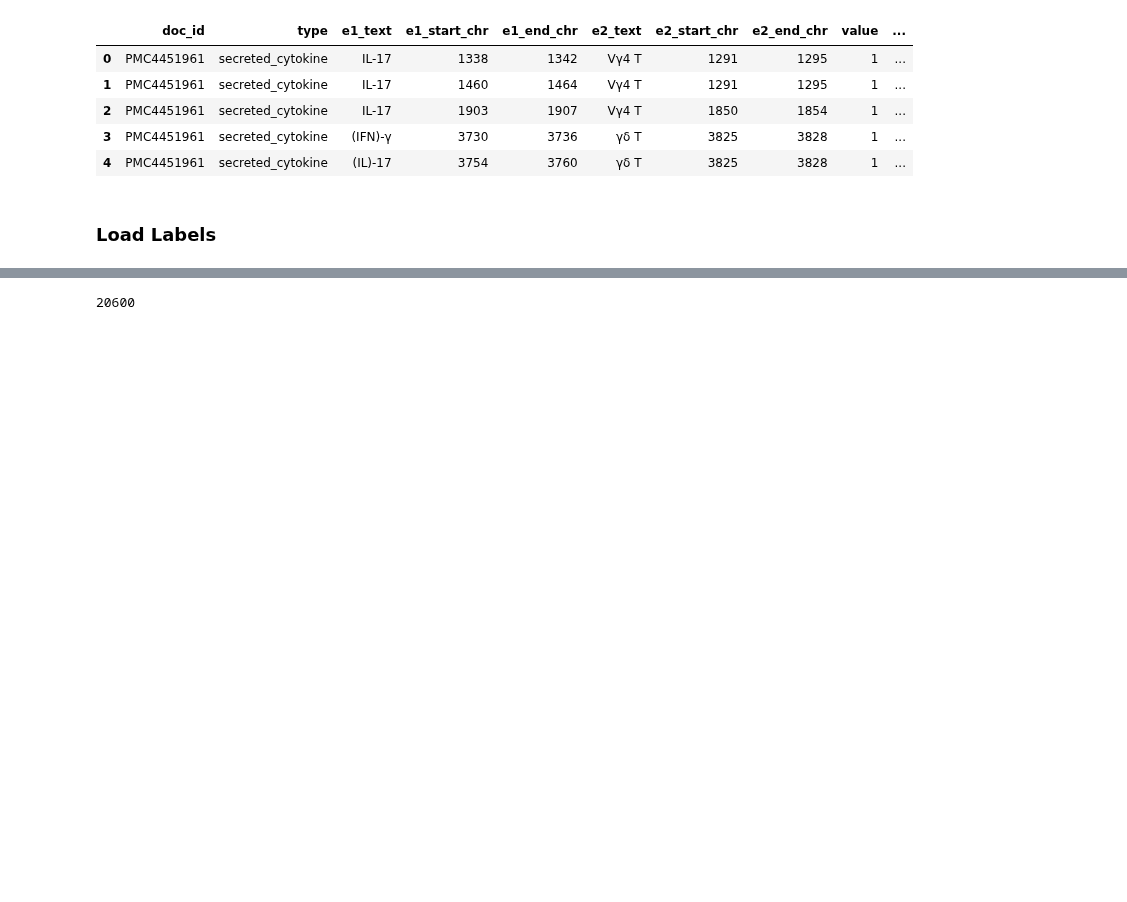
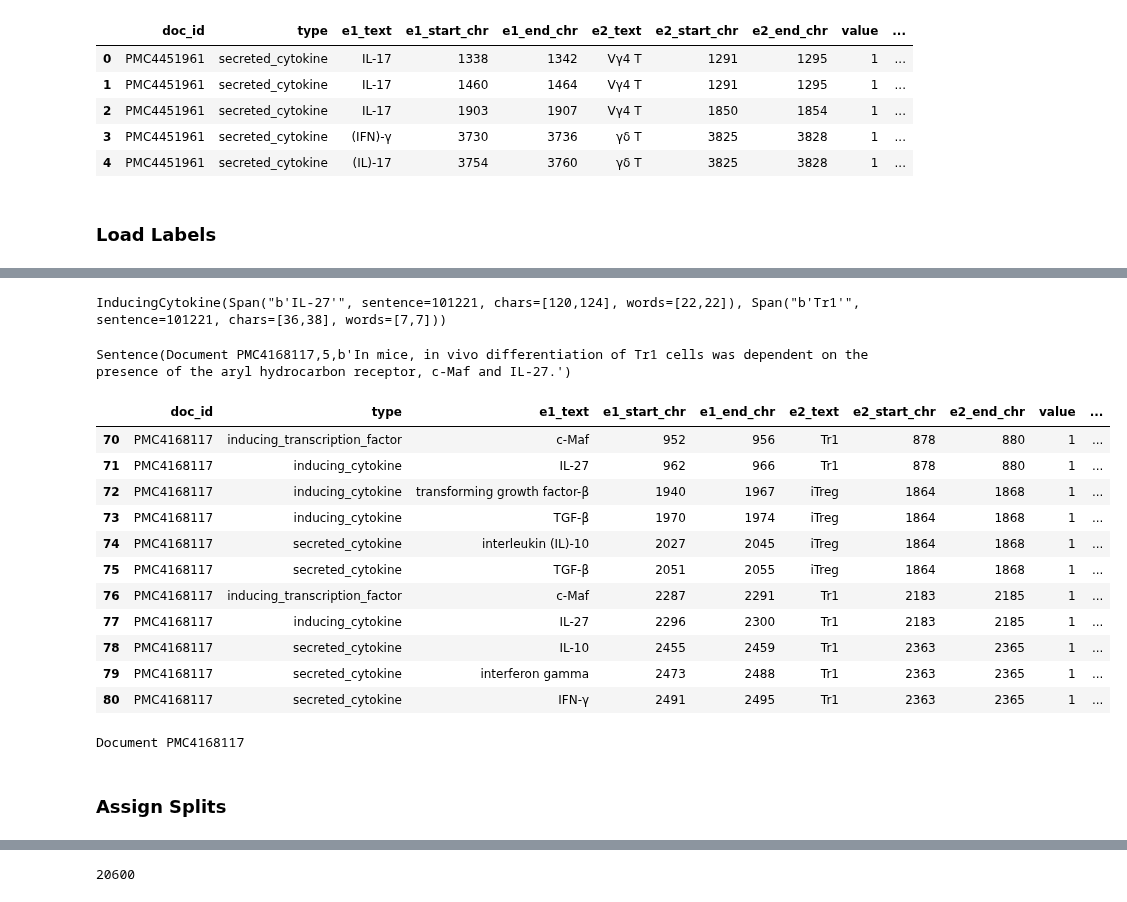
Before and after one commit to hammerlab/t-cell-relation-extraction, a Jupyter notebook: pipeline/07-candidate-labeler.ipynb, the cells around one changed output, grey strips where cells are left out. Cells and saved outputs as stored; diff of their text form; code cells hidden in the pictures; blank space fills up the shorter version.

```diff
--- a/pipeline/07-candidate-labeler.ipynb
+++ b/pipeline/07-candidate-labeler.ipynb
@@ -162,0 +218,4 @@ for k, g in grps:
+# %%
+gl.candidate
+# %% [output]
+InducingCytokine(Span("b'IL-27'", sentence=101221, chars=[120,124], words=[22,22]), Span("b'Tr1'", sentence=101221, chars=[36,38], words=[7,7]))
@@ -162,0 +224,25 @@ for k, g in grps:
+# %%
+sent
+# %% [output]
+Sentence(Document PMC4168117,5,b'In mice, in vivo differentiation of Tr1 cells was dependent on the presence of the aryl hydrocarbon receptor, c-Maf and IL-27.')
+# %%
+df1[df1['doc_id'] == 'PMC4168117']
+# %% [output]
+|  | doc_id | type | e1_text | e1_start_chr | e1_end_chr | e2_text | e2_start_chr | e2_end_chr | value | ... |
+| 70 | PMC4168117 | inducing_transcription_factor | c-Maf | 952 | 956 | Tr1 | 878 | 880 | 1 | ... |
+| 71 | PMC4168117 | inducing_cytokine | IL-27 | 962 | 966 | Tr1 | 878 | 880 | 1 | ... |
+| 72 | PMC4168117 | inducing_cytokine | transforming growth factor-β | 1940 | 1967 | iTreg | 1864 | 1868 | 1 | ... |
+| 73 | PMC4168117 | inducing_cytokine | TGF-β | 1970 | 1974 | iTreg | 1864 | 1868 | 1 | ... |
+| 74 | PMC4168117 | secreted_cytokine | interleukin (IL)-10 | 2027 | 2045 | iTreg | 1864 | 1868 | 1 | ... |
+| 75 | PMC4168117 | secreted_cytokine | TGF-β | 2051 | 2055 | iTreg | 1864 | 1868 | 1 | ... |
+| 76 | PMC4168117 | inducing_transcription_factor | c-Maf | 2287 | 2291 | Tr1 | 2183 | 2185 | 1 | ... |
+| 77 | PMC4168117 | inducing_cytokine | IL-27 | 2296 | 2300 | Tr1 | 2183 | 2185 | 1 | ... |
+| 78 | PMC4168117 | secreted_cytokine | IL-10 | 2455 | 2459 | Tr1 | 2363 | 2365 | 1 | ... |
+| 79 | PMC4168117 | secreted_cytokine | interferon gamma | 2473 | 2488 | Tr1 | 2363 | 2365 | 1 | ... |
+| 80 | PMC4168117 | secreted_cytokine | IFN-γ | 2491 | 2495 | Tr1 | 2363 | 2365 | 1 | ... |
+# %%
+doc
+# %% [output]
+Document PMC4168117
+# %% [markdown]
+### Assign Splits
```
Also changed, not shown: parts of 23 cells of this notebook, 11 other files.
